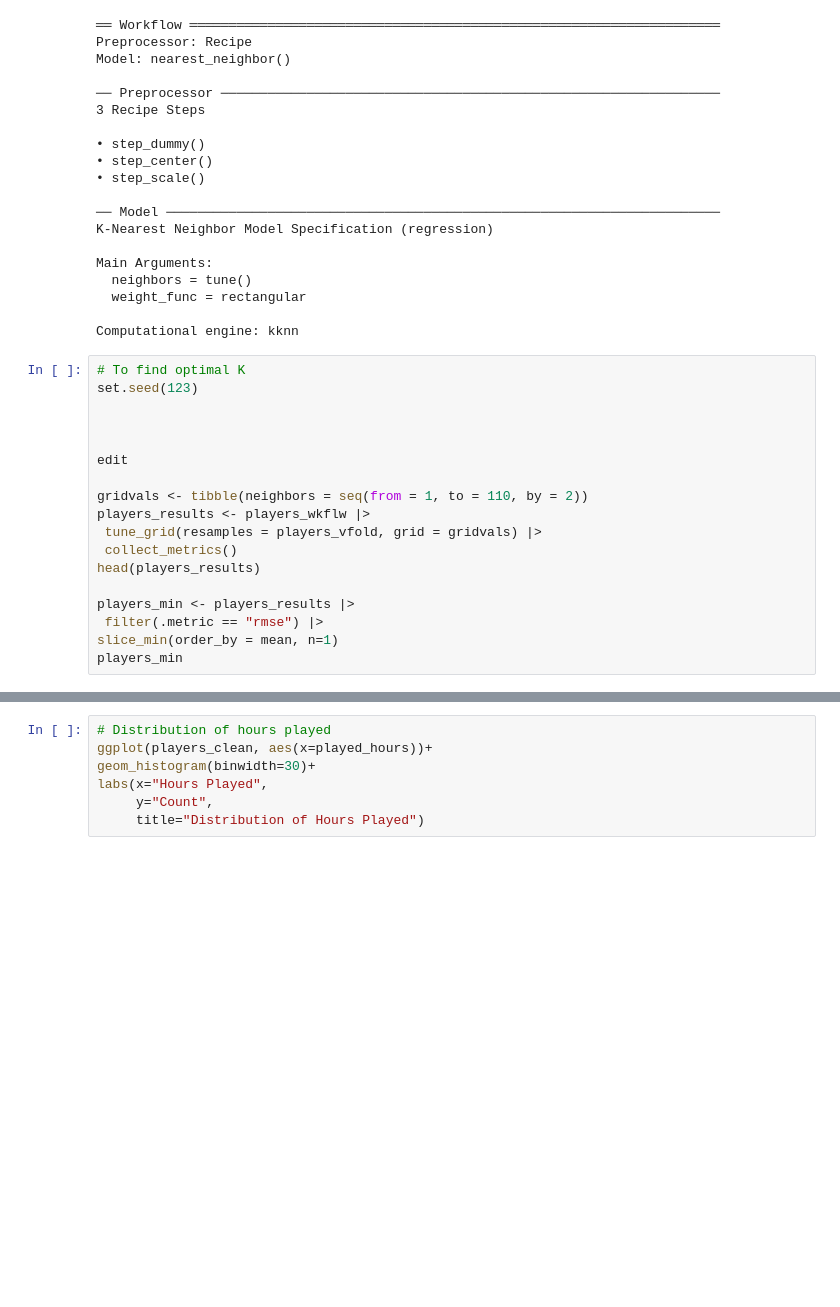
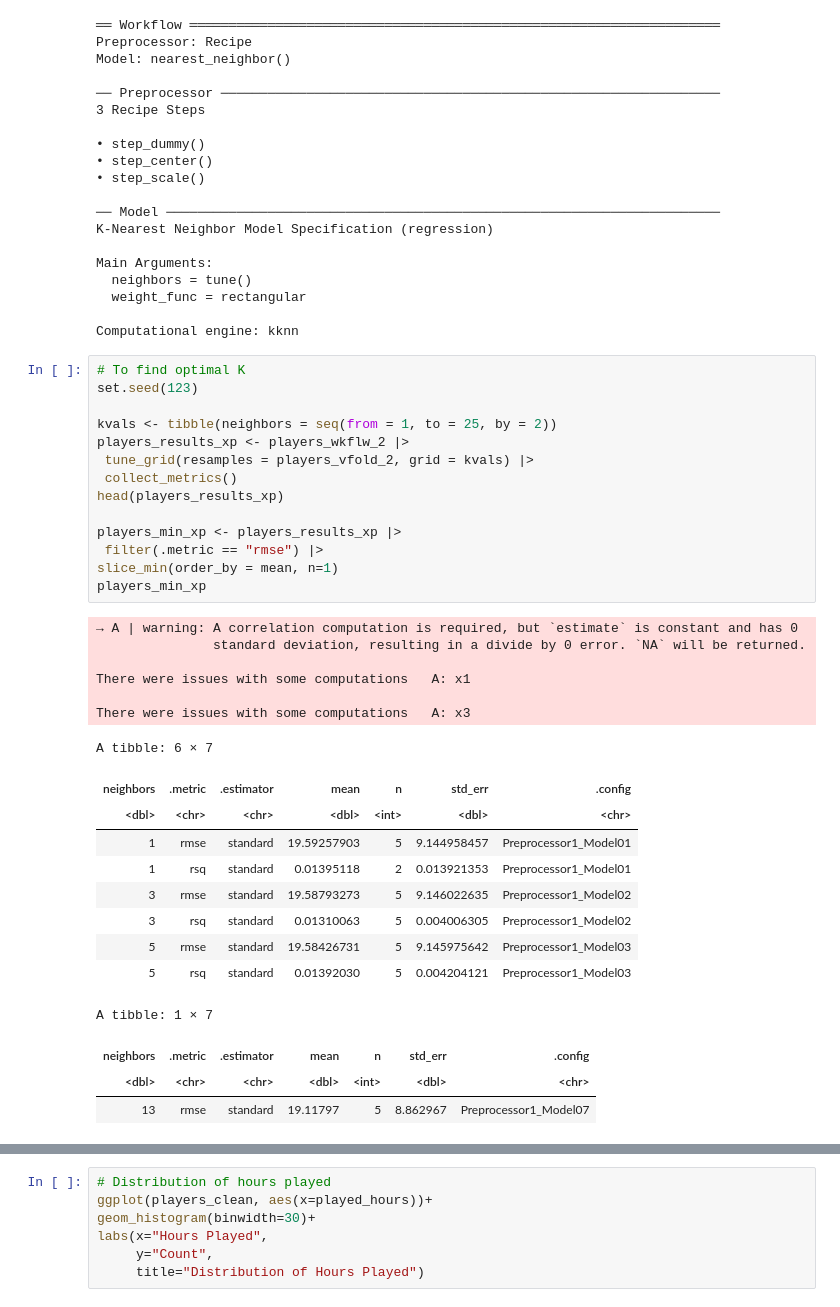
Before and after one commit to vmah1/dsci100-group-project, a Jupyter notebook: project.ipynb, the cells around one changed output, grey strips where cells are left out. Drawn from its saved outputs; the diff is of its cells as text; blank space fills up the shorter version.

```diff
--- a/project.ipynb
+++ b/project.ipynb
@@ -430,18 +430,34 @@ Computational engine: kknn
 # %%
 # To find optimal K
 set.seed(123)
 
+kvals <- tibble(neighbors = seq(from = 1, to = 25, by = 2))
+players_results_xp <- players_wkflw_2 |>
+ tune_grid(resamples = players_vfold_2, grid = kvals) |>
+ collect_metrics()
+head(players_results_xp)
 
-
-edit
-
-gridvals <- tibble(neighbors = seq(from = 1, to = 110, by = 2))
-players_results <- players_wkflw |>
- tune_grid(resamples = players_vfold, grid = gridvals) |>
- collect_metrics()
-head(players_results)
-
-players_min <- players_results |>
+players_min_xp <- players_results_xp |>
  filter(.metric == "rmse") |>
 slice_min(order_by = mean, n=1)
-players_min
+players_min_xp
+# %% [output]
+→ A | warning: A correlation computation is required, but `estimate` is constant and has 0
+               standard deviation, resulting in a divide by 0 error. `NA` will be returned.
+
+There were issues with some computations   A: x1
+
+There were issues with some computations   A: x3
+A tibble: 6 × 7
+| neighbors | .metric | .estimator | mean | n | std_err | .config |
+| <dbl> | <chr> | <chr> | <dbl> | <int> | <dbl> | <chr> |
+| 1 | rmse | standard | 19.59257903 | 5 | 9.144958457 | Preprocessor1_Model01 |
+| 1 | rsq | standard | 0.01395118 | 2 | 0.013921353 | Preprocessor1_Model01 |
+| 3 | rmse | standard | 19.58793273 | 5 | 9.146022635 | Preprocessor1_Model02 |
+| 3 | rsq | standard | 0.01310063 | 5 | 0.004006305 | Preprocessor1_Model02 |
+| 5 | rmse | standard | 19.58426731 | 5 | 9.145975642 | Preprocessor1_Model03 |
+| 5 | rsq | standard | 0.01392030 | 5 | 0.004204121 | Preprocessor1_Model03 |
+A tibble: 1 × 7
+| neighbors | .metric | .estimator | mean | n | std_err | .config |
+| <dbl> | <chr> | <chr> | <dbl> | <int> | <dbl> | <chr> |
+| 13 | rmse | standard | 19.11797 | 5 | 8.862967 | Preprocessor1_Model07 |
```
Also changed, not shown: parts of 3 cells of this notebook.
